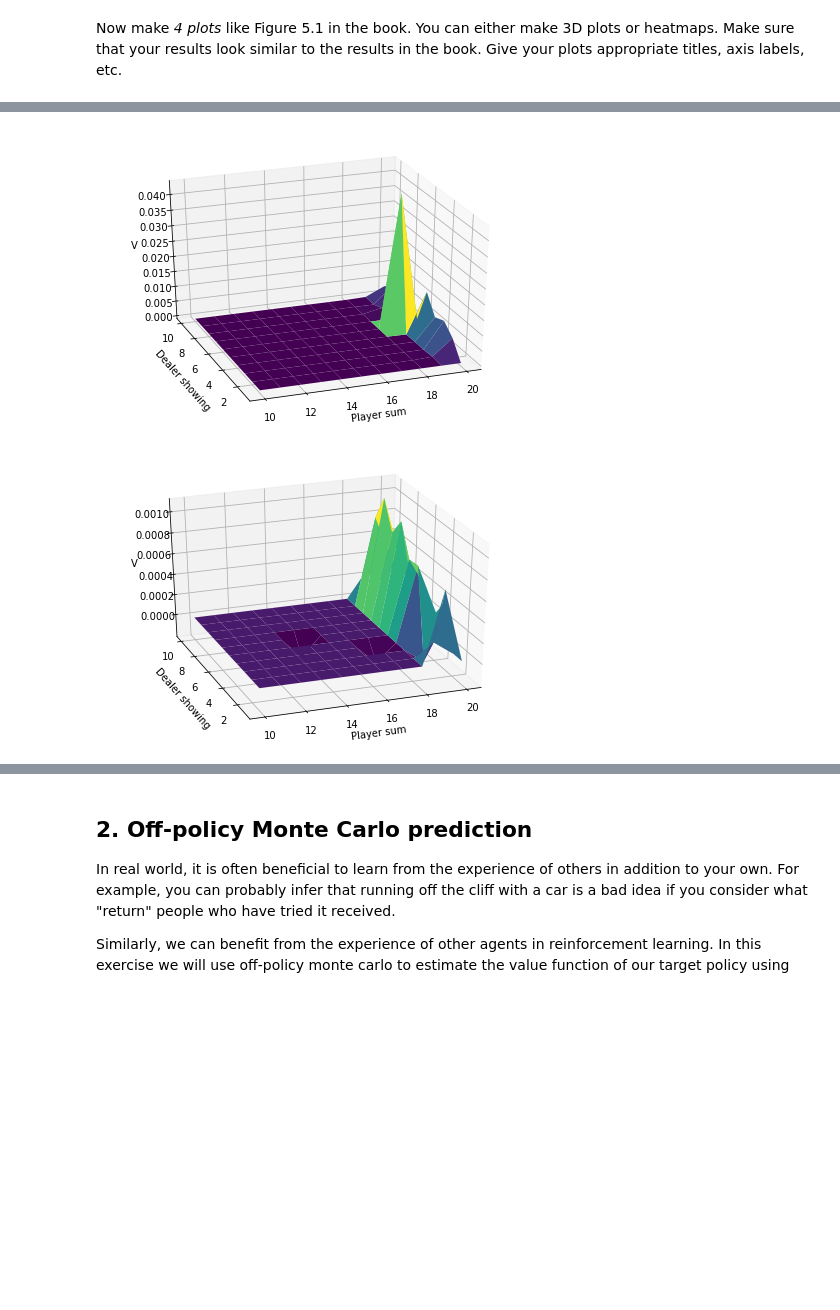
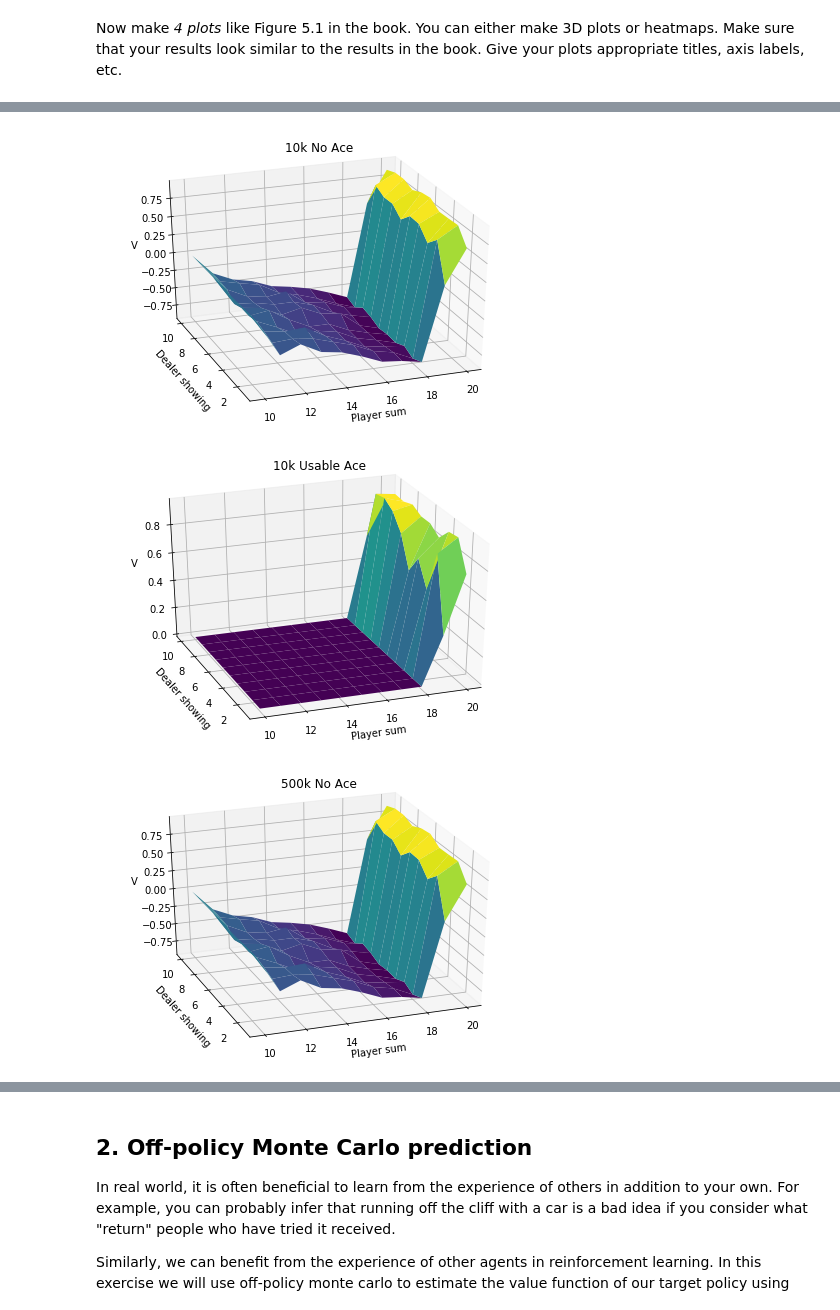
Before and after one commit to TomFrederik/rl-2020, a Jupyter notebook: week_2/RLLab2_MC/MC_lab.ipynb, the cells around one changed output, grey strips where cells are left out. Saved outputs shown, nothing was run; the diff lists cells and outputs as text; code cells hidden in the pictures; blank space fills up the shorter version.

```diff
--- a/week_2/RLLab2_MC/MC_lab.ipynb
+++ b/week_2/RLLab2_MC/MC_lab.ipynb
@@ -213,15 +213,17 @@ def mc_prediction(env, policy, num_episodes, discount_factor=1.0, sampling_funct
                 already_updated[states[j]] =  True
                 returns_count[states[j]] += 1
                 episode_returns[states[j]] = 0
-                V[states[j]] = 0
 
             episode_returns[states[j]] *= discount_factor
             episode_returns[states[j]] += rewards[j]
 
         # update value function
 
-        for state in V.keys():
-            V[state] += 1/returns_count[state] * (episode_returns[state] - V[state])
+        for state in already_updated.keys():
+            if not V[state]:
+                V[state] = episode_returns[state]
+            else:
+                V[state] += 1/returns_count[state] * (episode_returns[state] - V[state])
 
 
 
@@ -251,41 +253,70 @@ Wall time: 2min 39s
 from mpl_toolkits.mplot3d import axes3d, Axes3D
 
 # extract V as a numpy array
 def get_array(V):
     '''
     Converts V to a numpy array
     In:
     V: dict from state -> value
     Out:
     V_array - ndarray of shape (11,10) with the V values
     '''
 
-    V_array = np.zeros((11, 10))
+    V_ace = np.zeros((11, 10))
+    V_no_ace = np.zeros((11, 10))
     for state in V.keys():
-        V_array[state[0]-11, state[1]-1] = V[state]
-    return V_array
+        if state[2]:
+            V_ace[state[0]-11, state[1]-1] = V[state]
+        else:
+            V_no_ace[state[0]-11, state[1]-1] = V[state]
+    return V_ace, V_no_ace
+
+X, Y = np.meshgrid(np.arange(10,21), np.arange(1,11))
+V10k_ace, V10k_no_ace = get_array(V_10k)
+V500k_ace, V500k_no_ace = get_array(V_500k)
 
 fig = plt.figure()
 ax = Axes3D(fig)
-X, Y = np.meshgrid(np.arange(10,21), np.arange(1,11))
-V10k_arr = get_array(V_10k)
-ax.plot_surface(X, Y, V10k_arr.T, cmap='viridis')
+plt.title('10k No Ace')
+ax.plot_surface(X, Y, V10k_no_ace.T, cmap='viridis')
 ax.set_ylabel('Dealer showing')
 ax.set_xlabel('Player sum')
 ax.set_zlabel('V')
 ax.view_init(30,250)
 
 fig = plt.figure()
 ax = Axes3D(fig)
-X, Y = np.meshgrid(np.arange(10,21), np.arange(1,11))
-V500k_arr = get_array(V_500k)
-ax.plot_surface(X, Y, V500k_arr.T, cmap='viridis')
+plt.title('10k Usable Ace')
+ax.plot_surface(X, Y, V10k_ace.T, cmap='viridis')
 ax.set_ylabel('Dealer showing')
 ax.set_xlabel('Player sum')
 ax.set_zlabel('V')
 ax.view_init(30,250)
+plt.show()
+
+fig = plt.figure()
+ax = Axes3D(fig)
+plt.title('500k No Ace')
+ax.plot_surface(X, Y, V10k_no_ace.T, cmap='viridis')
+ax.set_ylabel('Dealer showing')
+ax.set_xlabel('Player sum')
+ax.set_zlabel('V')
+ax.view_init(30,250)
+plt.show()
+
+
+fig = plt.figure()
+ax = Axes3D(fig)
+plt.title('500k Usable Ace')
+ax.plot_surface(X, Y, V10k_ace.T, cmap='viridis')
+ax.set_ylabel('Dealer showing')
+ax.set_xlabel('Player sum')
+ax.set_zlabel('V')
+ax.view_init(30,250)
+plt.show()
 
 ##  ##
 # %% [output]
-[figure, old version]
+[figure, new version]
-[figure, old version]
+[figure, new version]
+[figure, added]
```
Also changed, not shown: parts of 12 cells of this notebook, 1 other file.
